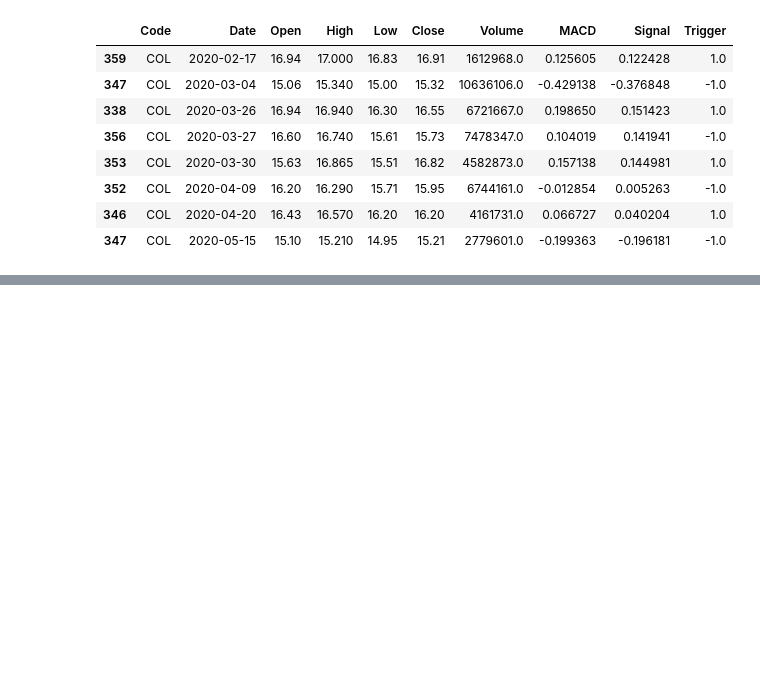
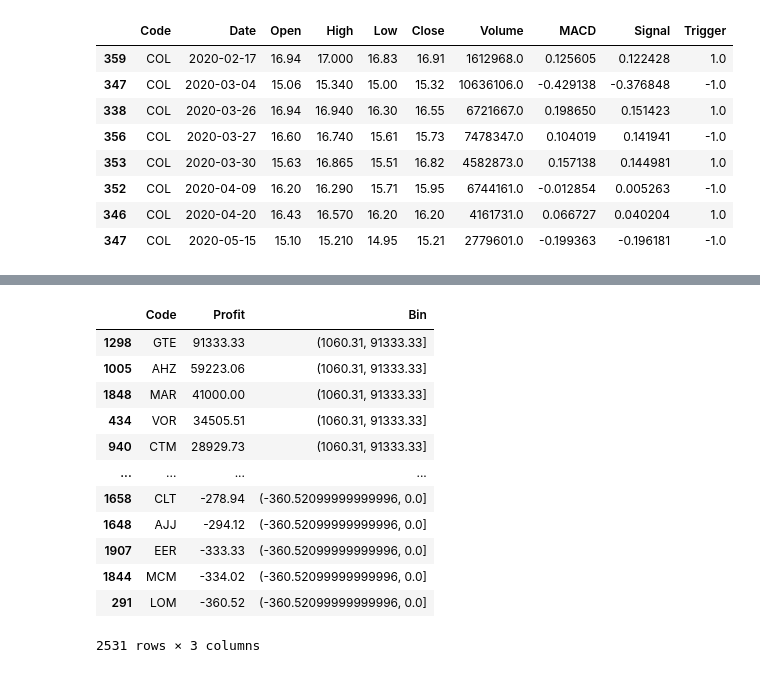
Before and after one commit to asa273/Experiments, a Jupyter notebook: ASX Analysis.ipynb, the cells around one changed output, grey strips where cells are left out. Drawn from its saved outputs; the diff is of its cells as text; code cells hidden in the pictures; blank space fills up the shorter version.

```diff
--- a/ASX Analysis.ipynb
+++ b/ASX Analysis.ipynb
@@ -163,8 +159,10 @@ get_profit('WES')
 # %%
 profit = []
-for code in combined_asx_df.Code:
+
+company_list = combined_asx_df.Code.unique()
+for code in company_list:
     profit.append(get_profit(code))
 
-profit_df = pd.DataFrame({'Code': combined_asx_df.Code, 'Profit': profit})
+profit_df = pd.DataFrame({'Code': company_list, 'Profit': profit})
 
 profit_df.head()
@@ -170,0 +219,2 @@ profit_df.head()
+# %%
+profit_df['Bin'] = pd.qcut(x = profit_df['Profit'], q = 5)
@@ -170,0 +241,16 @@ profit_df.head()
+# %%
+profit_df.sort_values(by = 'Profit', ascending = False)
+# %% [output]
+|  | Code | Profit | Bin |
+| 1298 | GTE | 91333.33 | (1060.31, 91333.33] |
+| 1005 | AHZ | 59223.06 | (1060.31, 91333.33] |
+| 1848 | MAR | 41000.00 | (1060.31, 91333.33] |
+| 434 | VOR | 34505.51 | (1060.31, 91333.33] |
+| 940 | CTM | 28929.73 | (1060.31, 91333.33] |
+| ... | ... | ... | ... |
+| 1658 | CLT | -278.94 | (-360.52099999999996, 0.0] |
+| 1648 | AJJ | -294.12 | (-360.52099999999996, 0.0] |
+| 1907 | EER | -333.33 | (-360.52099999999996, 0.0] |
+| 1844 | MCM | -334.02 | (-360.52099999999996, 0.0] |
+| 291 | LOM | -360.52 | (-360.52099999999996, 0.0] |
+2531 rows × 3 columns
```
Also changed, not shown: parts of 8 cells of this notebook.
